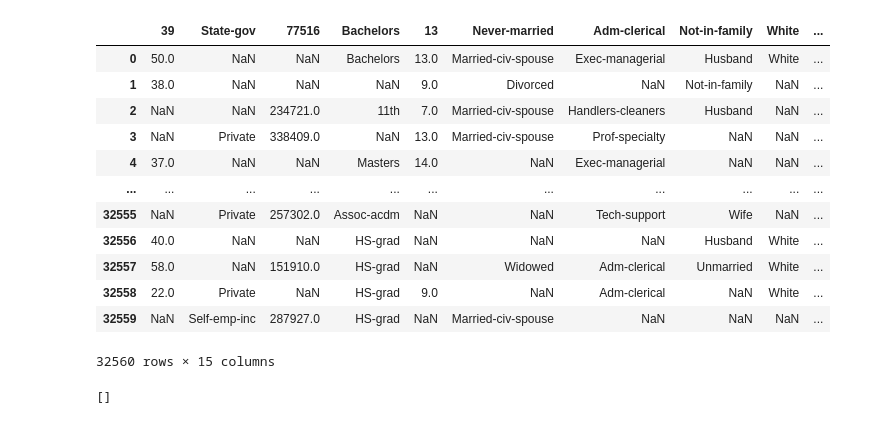
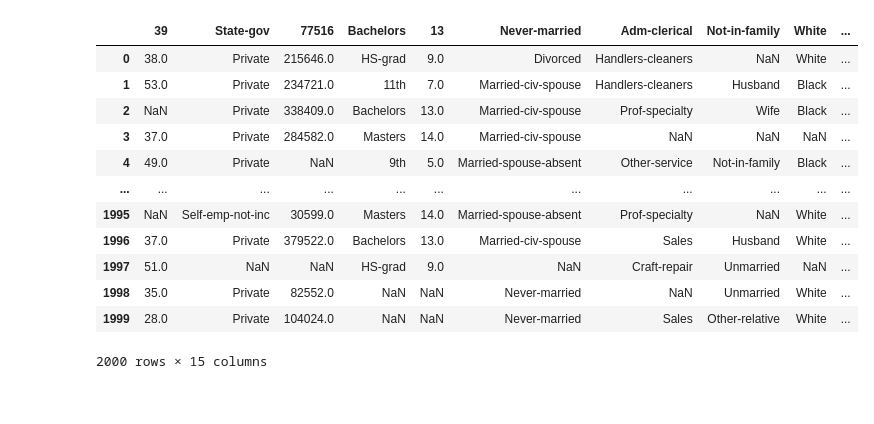
Before and after one commit to johmakinen/AutoImputer, a Jupyter notebook: notebooks/nb_POC.ipynb, the cells around one changed output. Saved outputs shown, nothing was run; the diff lists cells and outputs as text; code cells hidden in the pictures.

```diff
--- a/notebooks/nb_POC.ipynb
+++ b/notebooks/nb_POC.ipynb
@@ -27,26 +30,23 @@ cols = data.columns
 dtype_list = dict(zip(cols, dtypes))
 imp1 = MySimpleImputer(dtype_list=dtype_list)
 # %%
-data = pd.read_csv(r'..\data\processed\adult_nans_04.csv')
+data = pd.read_csv(r'..\data\processed\adult_nans_02_2k.csv')
+# data.loc[1:2000,:].to_csv(r'..\data\processed\adult_nans_02.csv',index=False)
 dtypes = ["numeric", "categorical", "numeric", "categorical", "numeric", "categorical", "categorical", "categorical", "categorical", "categorical",'numeric','numeric','numeric','categorical','categorical']
 cols = data.columns
 dtype_list = dict(zip(cols, dtypes))
 data
 # %% [output]
 |  | 39 | State-gov | 77516 | Bachelors | 13 | Never-married | Adm-clerical | Not-in-family | White | ... |
-| 0 | 50.0 | NaN | NaN | Bachelors | 13.0 | Married-civ-spouse | Exec-managerial | Husband | White | ... |
-| 1 | 38.0 | NaN | NaN | NaN | 9.0 | Divorced | NaN | Not-in-family | NaN | ... |
-| 2 | NaN | NaN | 234721.0 | 11th | 7.0 | Married-civ-spouse | Handlers-cleaners | Husband | NaN | ... |
-| 3 | NaN | Private | 338409.0 | NaN | 13.0 | Married-civ-spouse | Prof-specialty | NaN | NaN | ... |
-| 4 | 37.0 | NaN | NaN | Masters | 14.0 | NaN | Exec-managerial | NaN | NaN | ... |
+| 0 | 38.0 | Private | 215646.0 | HS-grad | 9.0 | Divorced | Handlers-cleaners | NaN | White | ... |
+| 1 | 53.0 | Private | 234721.0 | 11th | 7.0 | Married-civ-spouse | Handlers-cleaners | Husband | Black | ... |
+| 2 | NaN | Private | 338409.0 | Bachelors | 13.0 | Married-civ-spouse | Prof-specialty | Wife | Black | ... |
+| 3 | 37.0 | Private | 284582.0 | Masters | 14.0 | Married-civ-spouse | NaN | NaN | NaN | ... |
+| 4 | 49.0 | Private | NaN | 9th | 5.0 | Married-spouse-absent | Other-service | Not-in-family | Black | ... |
 | ... | ... | ... | ... | ... | ... | ... | ... | ... | ... | ... |
-| 32555 | NaN | Private | 257302.0 | Assoc-acdm | NaN | NaN | Tech-support | Wife | NaN | ... |
-| 32556 | 40.0 | NaN | NaN | HS-grad | NaN | NaN | NaN | Husband | White | ... |
-| 32557 | 58.0 | NaN | 151910.0 | HS-grad | NaN | Widowed | Adm-clerical | Unmarried | White | ... |
-| 32558 | 22.0 | Private | NaN | HS-grad | 9.0 | NaN | Adm-clerical | NaN | White | ... |
-| 32559 | NaN | Self-emp-inc | 287927.0 | HS-grad | NaN | Married-civ-spouse | NaN | NaN | NaN | ... |
+| 1995 | NaN | Self-emp-not-inc | 30599.0 | Masters | 14.0 | Married-spouse-absent | Prof-specialty | NaN | White | ... |
+| 1996 | 37.0 | Private | 379522.0 | Bachelors | 13.0 | Married-civ-spouse | Sales | Husband | White | ... |
+| 1997 | 51.0 | NaN | NaN | HS-grad | 9.0 | NaN | Craft-repair | Unmarried | NaN | ... |
+| 1998 | 35.0 | Private | 82552.0 | NaN | NaN | Never-married | NaN | Unmarried | White | ... |
+| 1999 | 28.0 | Private | 104024.0 | NaN | NaN | Never-married | Sales | Other-relative | White | ... |
-32560 rows × 15 columns
+2000 rows × 15 columns
-# %%
-list(data.columns[data.isnull().values.all(axis=0)])
-# %% [output]
-[]
```
Also changed, not shown: parts of 10 cells of this notebook, 5 other files.
